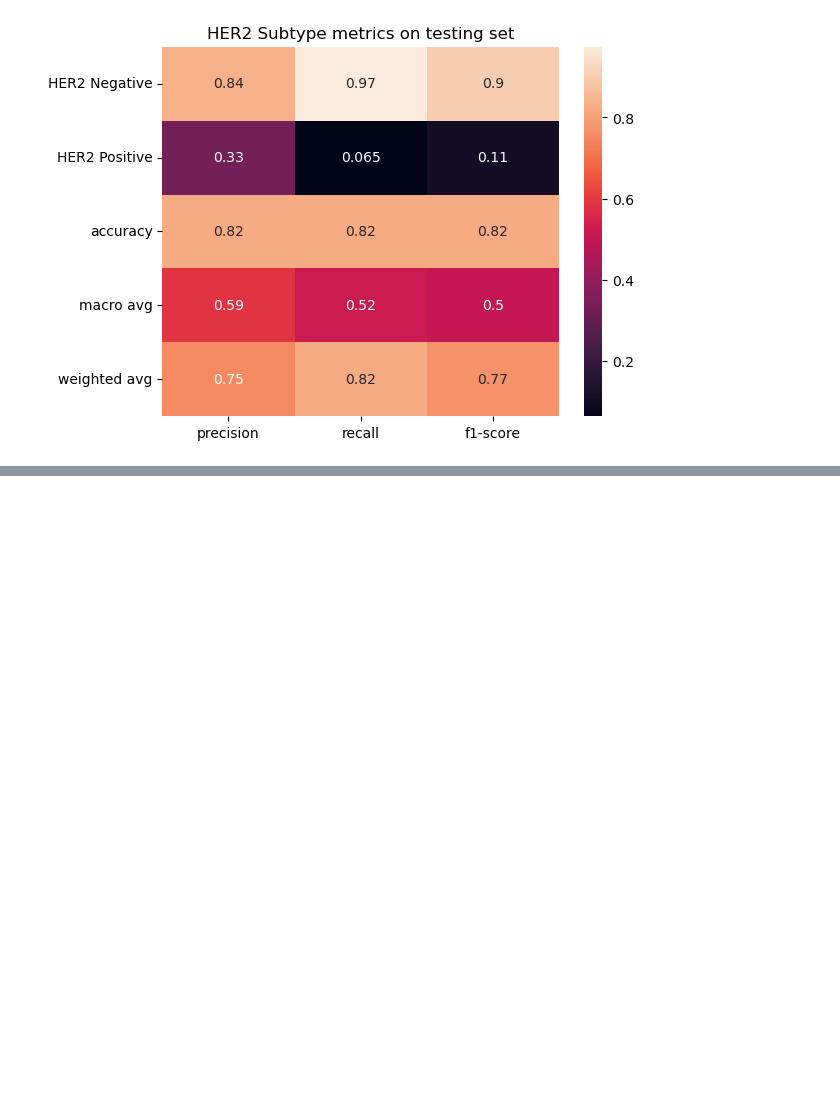
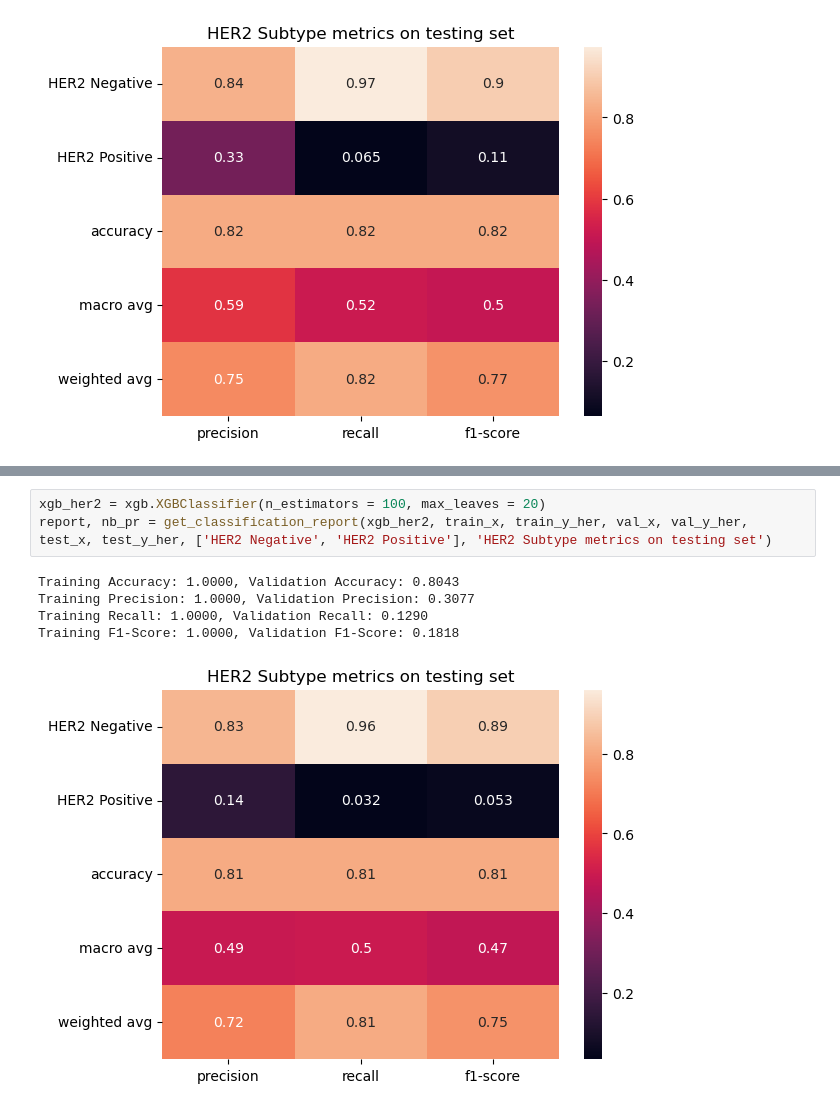
Before and after one commit to breast-cancer-detection-with-mri-images/Breast-Cancer-Subtype-from-MRI, a Jupyter notebook: modelling/ML models.ipynb, the cells around one changed output, grey strips where cells are left out. Cells and saved outputs as stored; diff of their text form; blank space fills up the shorter version.

```diff
--- a/modelling/ML models.ipynb
+++ b/modelling/ML models.ipynb
@@ -275,0 +296,9 @@ Training F1-Score: 0.9950, Validation F1-Score: 0.0571
+# %%
+xgb_her2 = xgb.XGBClassifier(n_estimators = 100, max_leaves = 20)
+report, nb_pr = get_classification_report(xgb_her2, train_x, train_y_her, val_x, val_y_her, test_x, test_y_her, ['HER2 Negative', 'HER2 Positive'], 'HER2 Subtype metrics on testing set')
+# %% [output]
+Training Accuracy: 1.0000, Validation Accuracy: 0.8043
+Training Precision: 1.0000, Validation Precision: 0.3077
+Training Recall: 1.0000, Validation Recall: 0.1290
+Training F1-Score: 1.0000, Validation F1-Score: 0.1818
+[figure, added]
```
Also changed, not shown: parts of 4 cells of this notebook.
